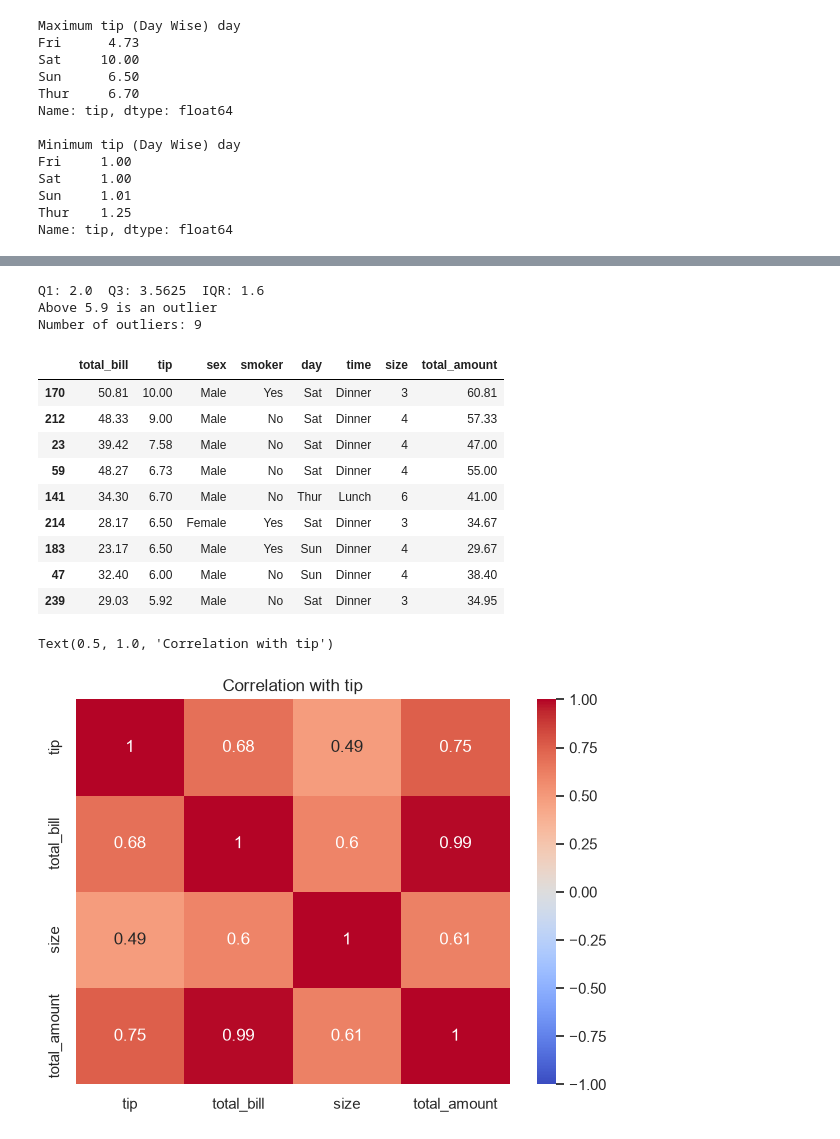
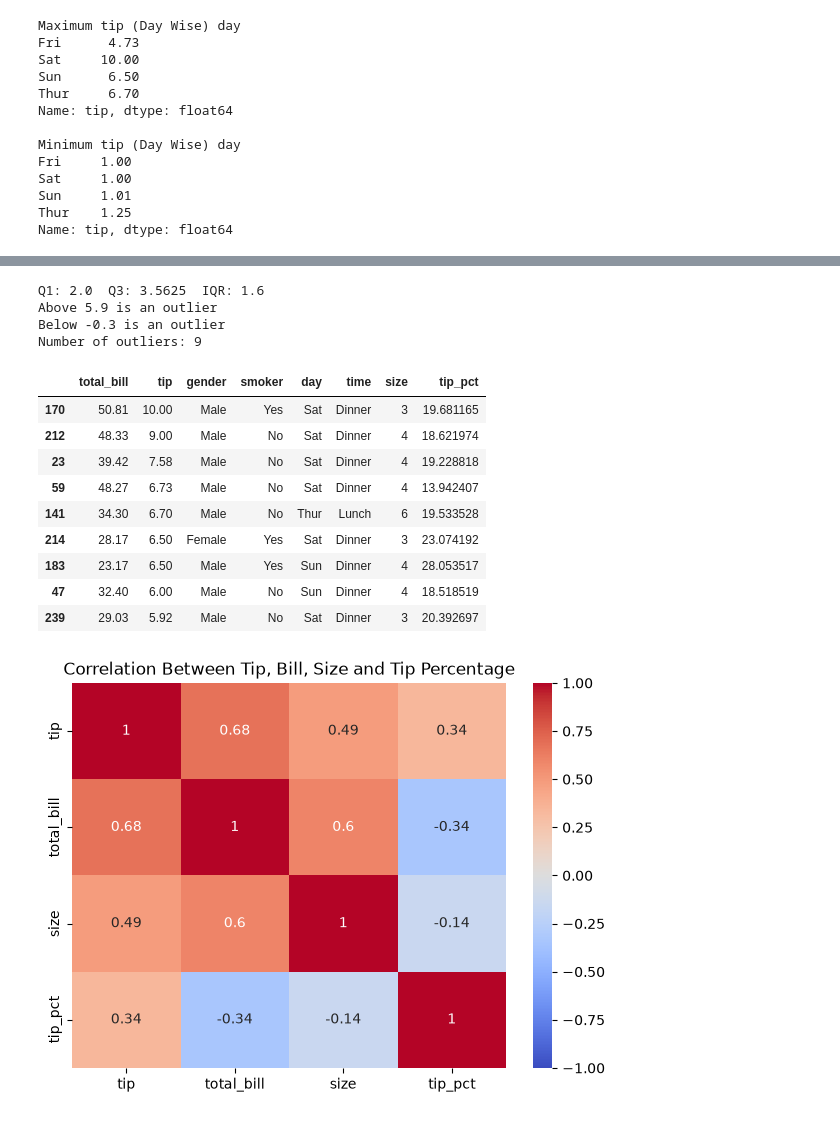
Before and after one commit to rohaanmangi/Python-for-AI, a Jupyter notebook: notebooks/Week 4/Day 17/project.ipynb, the cells around one changed output, grey strips where cells are left out. Saved outputs shown, nothing was run; the diff lists cells and outputs as text; code cells hidden in the pictures.

```diff
--- a/notebooks/Week 4/Day 17/project.ipynb
+++ b/notebooks/Week 4/Day 17/project.ipynb
@@ -48,0 +66,5 @@ df.describe().round(1)
+# %%
+df = df.rename(columns={"sex": "gender"})
+
+print(df.columns)
+print(df["gender"].value_counts())
@@ -94,5 +136,8 @@ Name: tip, dtype: float64
 # %%
-df["total_amount"] = df["total_bill"] + df["tip"]
-print(df["total_amount"].sort_values(ascending=False).head())
-print(df.shape)
+df["tip_pct"] = (df["tip"] / df["total_bill"]) * 100
+print("Average tip percentage", df["tip_pct"].mean().round(2), "%")
+print("Median tip percentage", df["tip_pct"].median().round(2), "%")
+print("Median tip amount", df["tip"].median().round(2))
+print("Average tip amount", df["tip"].mean().round(2))
+print("Average bill amount", df["total_bill"].mean().round(2))
 # %% [output]
@@ -125,34 +182,38 @@ plt.show()
 # %%
 q1 = df["tip"].quantile(0.25)
 q3 = df["tip"].quantile(0.75)
 iqr = q3 - q1
 high = q3 + 1.5 * iqr
+low = q1 - 1.5 * iqr
 
 print("Q1:", q1, " Q3:", q3, " IQR:", round(iqr, 1))
 print("Above", round(high, 1), "is an outlier")
+print("Below", round(low, 1), "is an outlier")
 
-outliers = df[df["tip"] > high]
+outliers = df[(df["tip"] < low) | (df["tip"] > high)]
 print("Number of outliers:", len(outliers))
 outliers.sort_values("tip", ascending=False).head(9)
 # %% [output]
 Q1: 2.0  Q3: 3.5625  IQR: 1.6
 Above 5.9 is an outlier
+Below -0.3 is an outlier
 Number of outliers: 9
-|  | total_bill | tip | sex | smoker | day | time | size | total_amount |
-| 170 | 50.81 | 10.00 | Male | Yes | Sat | Dinner | 3 | 60.81 |
-| 212 | 48.33 | 9.00 | Male | No | Sat | Dinner | 4 | 57.33 |
-| 23 | 39.42 | 7.58 | Male | No | Sat | Dinner | 4 | 47.00 |
-| 59 | 48.27 | 6.73 | Male | No | Sat | Dinner | 4 | 55.00 |
-| 141 | 34.30 | 6.70 | Male | No | Thur | Lunch | 6 | 41.00 |
-| 214 | 28.17 | 6.50 | Female | Yes | Sat | Dinner | 3 | 34.67 |
-| 183 | 23.17 | 6.50 | Male | Yes | Sun | Dinner | 4 | 29.67 |
-| 47 | 32.40 | 6.00 | Male | No | Sun | Dinner | 4 | 38.40 |
-| 239 | 29.03 | 5.92 | Male | No | Sat | Dinner | 3 | 34.95 |
+|  | total_bill | tip | gender | smoker | day | time | size | tip_pct |
+| 170 | 50.81 | 10.00 | Male | Yes | Sat | Dinner | 3 | 19.681165 |
+| 212 | 48.33 | 9.00 | Male | No | Sat | Dinner | 4 | 18.621974 |
+| 23 | 39.42 | 7.58 | Male | No | Sat | Dinner | 4 | 19.228818 |
+| 59 | 48.27 | 6.73 | Male | No | Sat | Dinner | 4 | 13.942407 |
+| 141 | 34.30 | 6.70 | Male | No | Thur | Lunch | 6 | 19.533528 |
+| 214 | 28.17 | 6.50 | Female | Yes | Sat | Dinner | 3 | 23.074192 |
+| 183 | 23.17 | 6.50 | Male | Yes | Sun | Dinner | 4 | 28.053517 |
+| 47 | 32.40 | 6.00 | Male | No | Sun | Dinner | 4 | 18.518519 |
+| 239 | 29.03 | 5.92 | Male | No | Sat | Dinner | 3 | 20.392697 |
 # %%
-cols = ["tip", "total_bill", "size", "total_amount"]
+cols = ["tip", "total_bill", "size", "tip_pct"]
+corr = df[cols].corr()
 plt.figure(figsize=(7, 5))
-sns.heatmap(df[cols].corr().round(2), annot=True, cmap="coolwarm", vmin=-1, vmax=1)
-plt.title("Correlation with tip")
+sns.heatmap(corr, annot=True, cmap="coolwarm", vmin=-1, vmax=1)
+plt.title("Correlation Between Tip, Bill, Size and Tip Percentage")
+plt.show()
 # %% [output]
-Text(0.5, 1.0, 'Correlation with tip')
-[figure, old version]
+[figure, new version]
```
Also changed, not shown: parts of 15 cells of this notebook, 1 other file.
